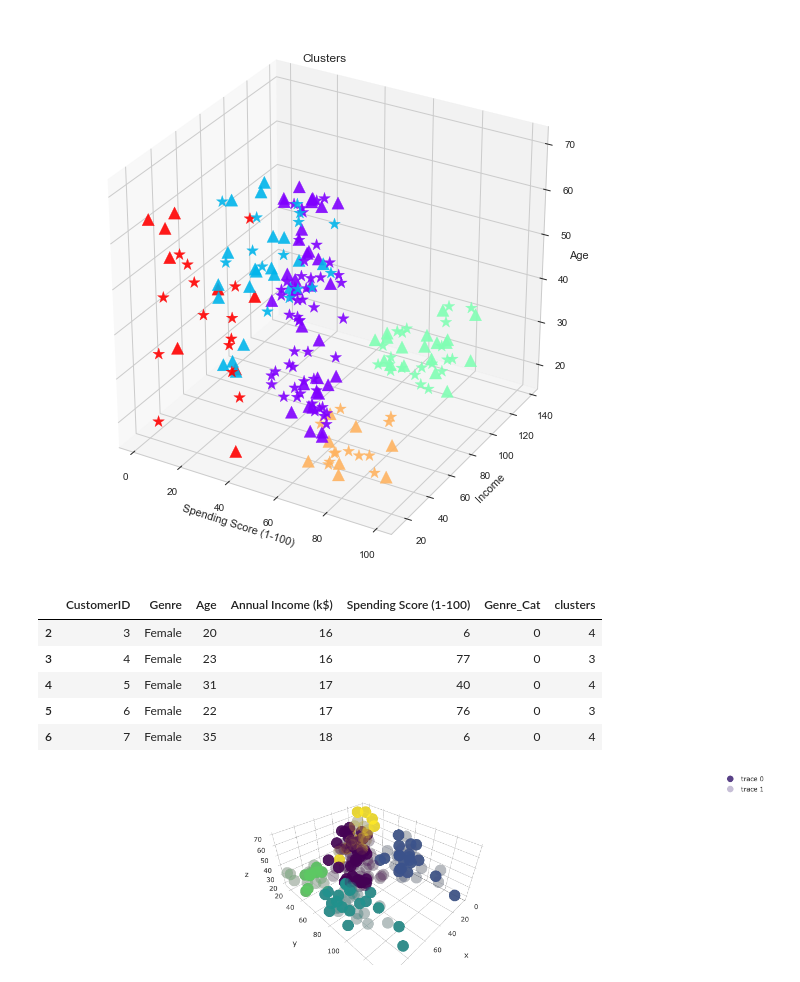
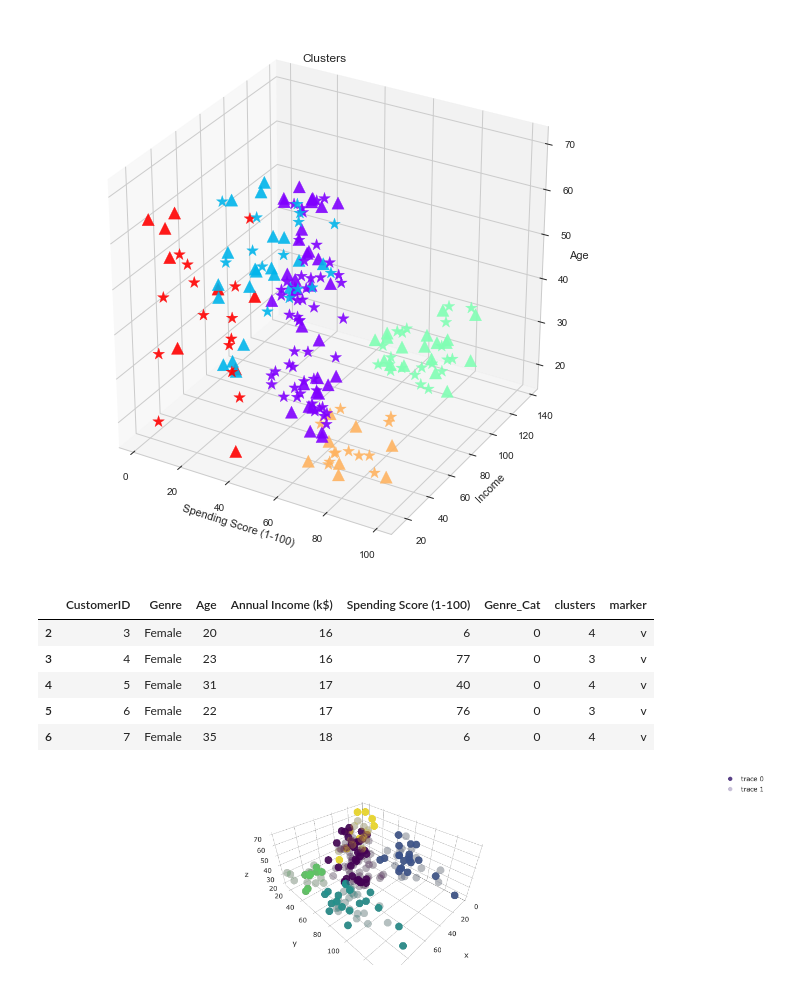
Before and after one commit to jeevankumarr/ml-books, a Jupyter notebook: clustering/Clustering_Notebook.ipynb, the cells around one changed output. Cells and saved outputs as stored; diff of their text form; code cells hidden in the pictures.

Commit message:
adding new plots

```diff
--- a/clustering/Clustering_Notebook.ipynb
+++ b/clustering/Clustering_Notebook.ipynb
@@ -107,7 +152,7 @@ plt.show()
 # %% [markdown]
 ## Hierarchical Clustering
 # %%
-cust_data = pd.read_csv('./clustering/shopping_data.csv')
+cust_data = pd.read_csv('./shopping_data.csv')
 cust_data.head()
 # %% [output]
 |  | CustomerID | Genre | Age | Annual Income (k$) | Spending Score (1-100) |
@@ -223,31 +308,31 @@ po.init_notebook_mode(connected=True)
 # %%
 temp_data.head()
 # %% [output]
-|  | CustomerID | Genre | Age | Annual Income (k$) | Spending Score (1-100) | Genre_Cat | clusters |
-| 2 | 3 | Female | 20 | 16 | 6 | 0 | 4 |
-| 3 | 4 | Female | 23 | 16 | 77 | 0 | 3 |
-| 4 | 5 | Female | 31 | 17 | 40 | 0 | 4 |
-| 5 | 6 | Female | 22 | 17 | 76 | 0 | 3 |
-| 6 | 7 | Female | 35 | 18 | 6 | 0 | 4 |
+|  | CustomerID | Genre | Age | Annual Income (k$) | Spending Score (1-100) | Genre_Cat | clusters | marker |
+| 2 | 3 | Female | 20 | 16 | 6 | 0 | 4 | v |
+| 3 | 4 | Female | 23 | 16 | 77 | 0 | 3 | v |
+| 4 | 5 | Female | 31 | 17 | 40 | 0 | 4 | v |
+| 5 | 6 | Female | 22 | 17 | 76 | 0 | 3 | v |
+| 6 | 7 | Female | 35 | 18 | 6 | 0 | 4 | v |
 # %%
 traces = []
 for gender in cust_data['Genre'].unique():
     marker = '^' if gender == 'Male' else '*'
     opacity = 0.9 if gender == 'Male' else 0.3
     mask = cust_data['Genre']==gender
     temp_data = cust_data[mask]
     x = temp_data['Spending Score (1-100)']
     y = temp_data['Annual Income (k$)']
     z = temp_data['Age']
     c = temp_data["clusters"]
-    trace = go.Scatter3d(x=x, y=y, z=z, mode='markers', marker=dict(size=12, color=c, colorscale='Viridis', opacity=opacity))
+    trace = go.Scatter3d(x=x, y=y, z=z, mode='markers', marker=dict(size=8, color=c, colorscale='Viridis', opacity=opacity))
     traces.append(trace)
 layout = go.Layout(margin=dict( l=0,r=0,b=0,t=0), xaxis={'title': 'Spend Score'}, yaxis={'title': 'Income'})
 fig = go.Figure(data=traces, layout=layout)
 po.iplot(fig, filename='3d-scatter-colorscale')
 
 #     my_cmap = ListedColormap(sns.color_palette().as_hex())
 
 #     ax.scatter(x,y,z, s=150, marker=marker, c=c, cmap='rainbow', alpha=0.9)
 # %% [output]
-[figure, old version]
+[figure, new version]
```
Also changed, not shown: parts of 10 cells of this notebook.
